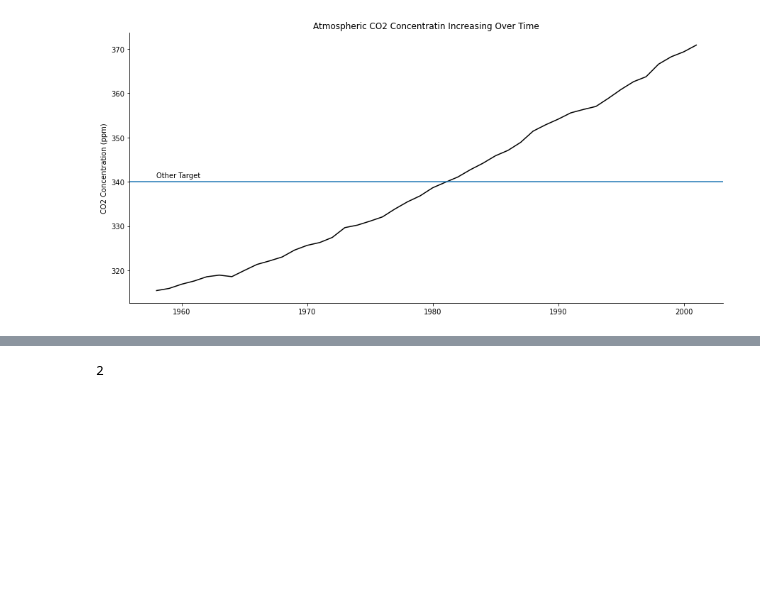
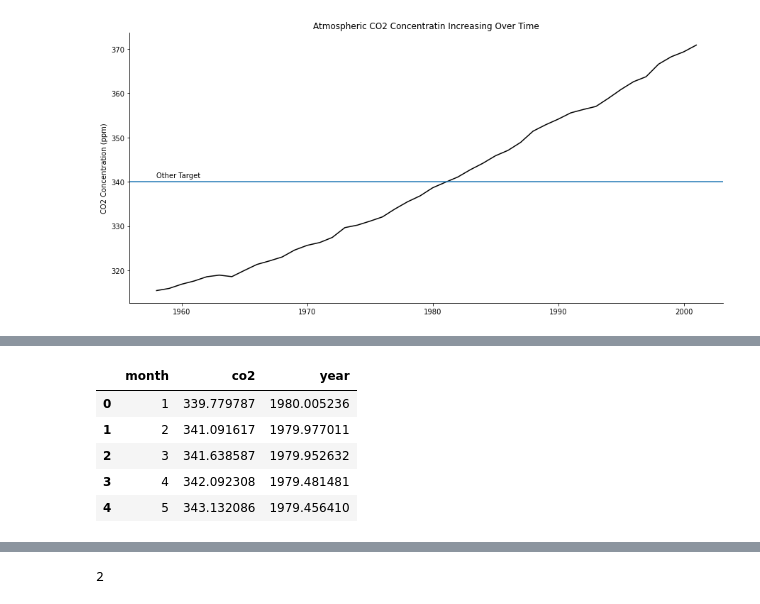
Before and after one commit to Data-and-Programming-2-TAs/Sarah-Discussion-Notebooks, a Jupyter notebook: plotting-example.ipynb, the cells around one changed output, grey strips where cells are left out. Drawn from its saved outputs; the diff is of its cells as text; code cells hidden in the pictures; blank space fills up the shorter version.

```diff
--- a/plotting-example.ipynb
+++ b/plotting-example.ipynb
@@ -180,0 +205,10 @@ plot_co2(check, 340, 'Other Target')
+# %%
+co2_monthly = read_and_parse_df('month')
+co2_monthly.head()
+# %% [output]
+|  | month | co2 | year |
+| 0 | 1 | 339.779787 | 1980.005236 |
+| 1 | 2 | 341.091617 | 1979.977011 |
+| 2 | 3 | 341.638587 | 1979.952632 |
+| 3 | 4 | 342.092308 | 1979.481481 |
+| 4 | 5 | 343.132086 | 1979.456410 |
```
Also changed, not shown: parts of 11 cells of this notebook.
